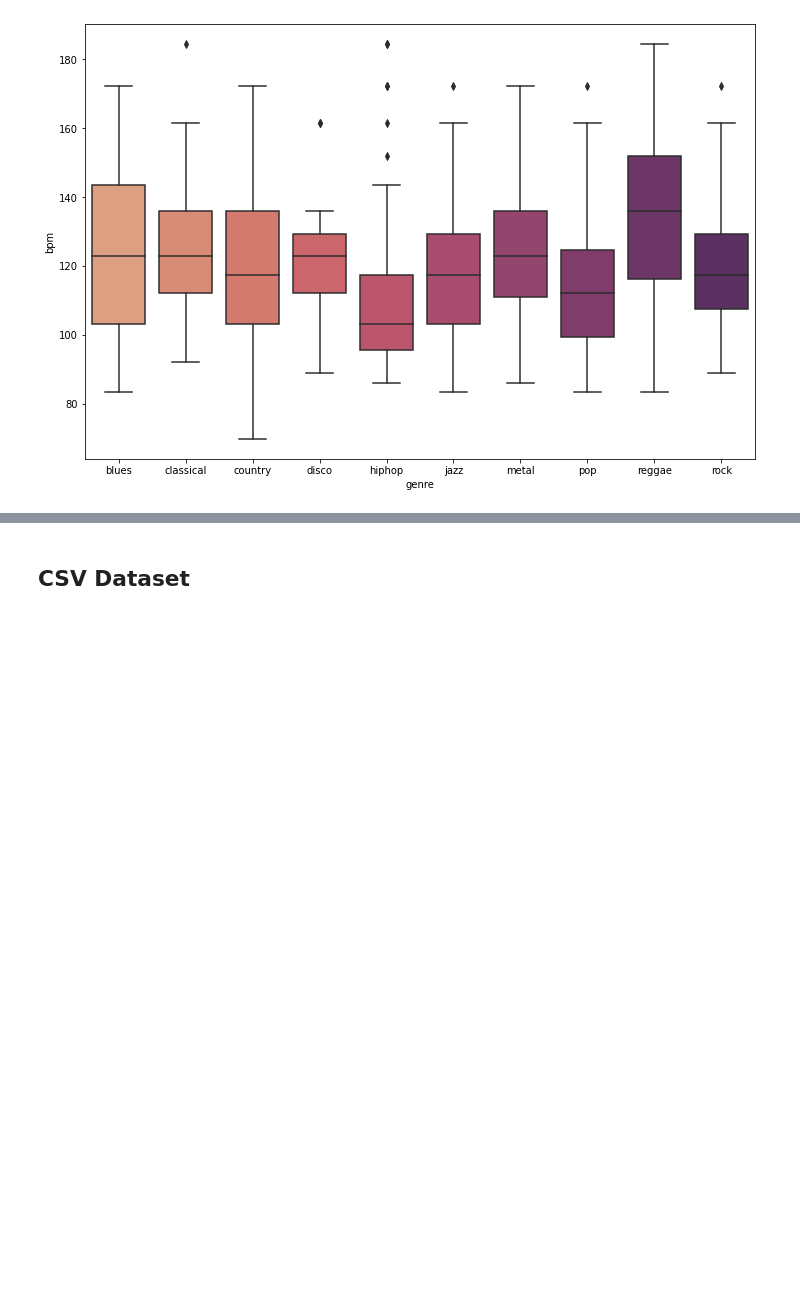
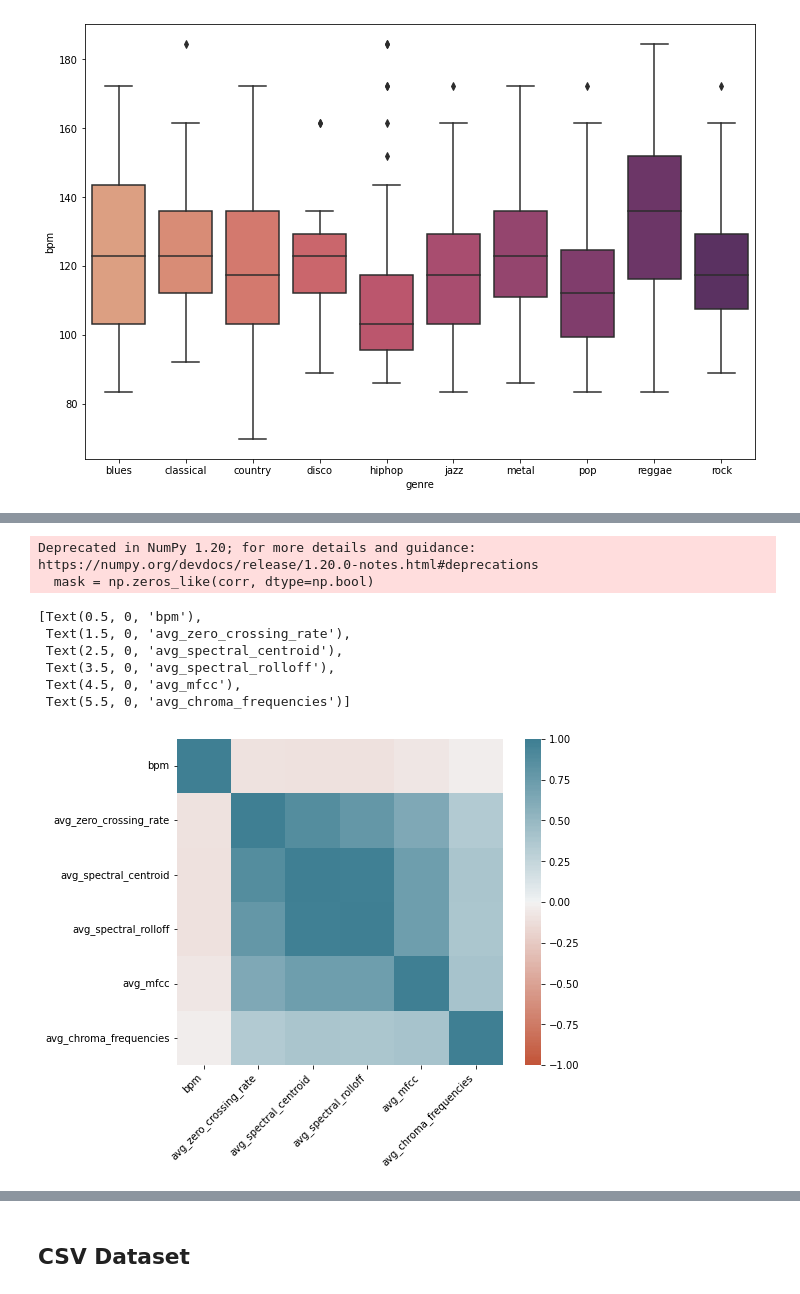
Before and after one commit to alarsen123/music-genre-classification, a Jupyter notebook: MLP2/analysis/analysis.ipynb, the cells around one changed output, grey strips where cells are left out. Saved outputs shown, nothing was run; the diff lists cells and outputs as text; code cells hidden in the pictures; blank space fills up the shorter version.

```diff
--- a/MLP2/analysis/analysis.ipynb
+++ b/MLP2/analysis/analysis.ipynb
@@ -195,0 +254,35 @@ jazz_songs = song_df[song_df['genre'] == 'jazz']['time_series']
+# %%
+np.random.seed(1)
+
+# Compute the correlation matrix
+corr = corr_df.corr()
+
+
+# Generate a mask for the upper triangle
+mask = np.zeros_like(corr, dtype=np.bool)
+mask[np.triu_indices_from(mask)] = True
+
+# Set up the matplotlib figure
+fig, ax = plt.subplots(figsize=(8,6))
+
+ax = sns.heatmap(
+    corr,
+    vmin=-1, vmax=1, center=0,
+    cmap=sns.diverging_palette(20, 220, n=200),
+    square=True
+)
+ax.set_xticklabels(
+    ax.get_xticklabels(),
+    rotation=45,
+    horizontalalignment='right'
+)
+# %% [output]
+Deprecated in NumPy 1.20; for more details and guidance: https://numpy.org/devdocs/release/1.20.0-notes.html#deprecations
+  mask = np.zeros_like(corr, dtype=np.bool)
+[Text(0.5, 0, 'bpm'),
+ Text(1.5, 0, 'avg_zero_crossing_rate'),
+ Text(2.5, 0, 'avg_spectral_centroid'),
+ Text(3.5, 0, 'avg_spectral_rolloff'),
+ Text(4.5, 0, 'avg_mfcc'),
+ Text(5.5, 0, 'avg_chroma_frequencies')]
+[figure, added]
```
Also changed, not shown: parts of 16 cells of this notebook, 1 other file.
